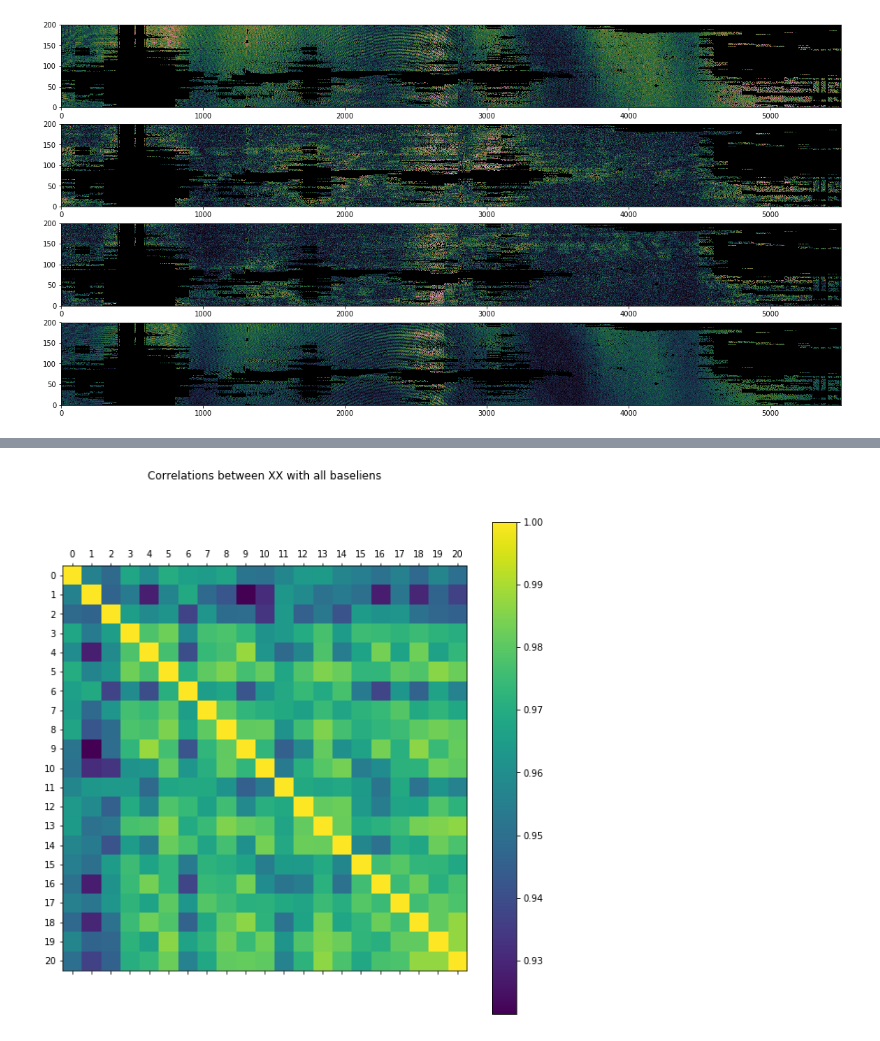
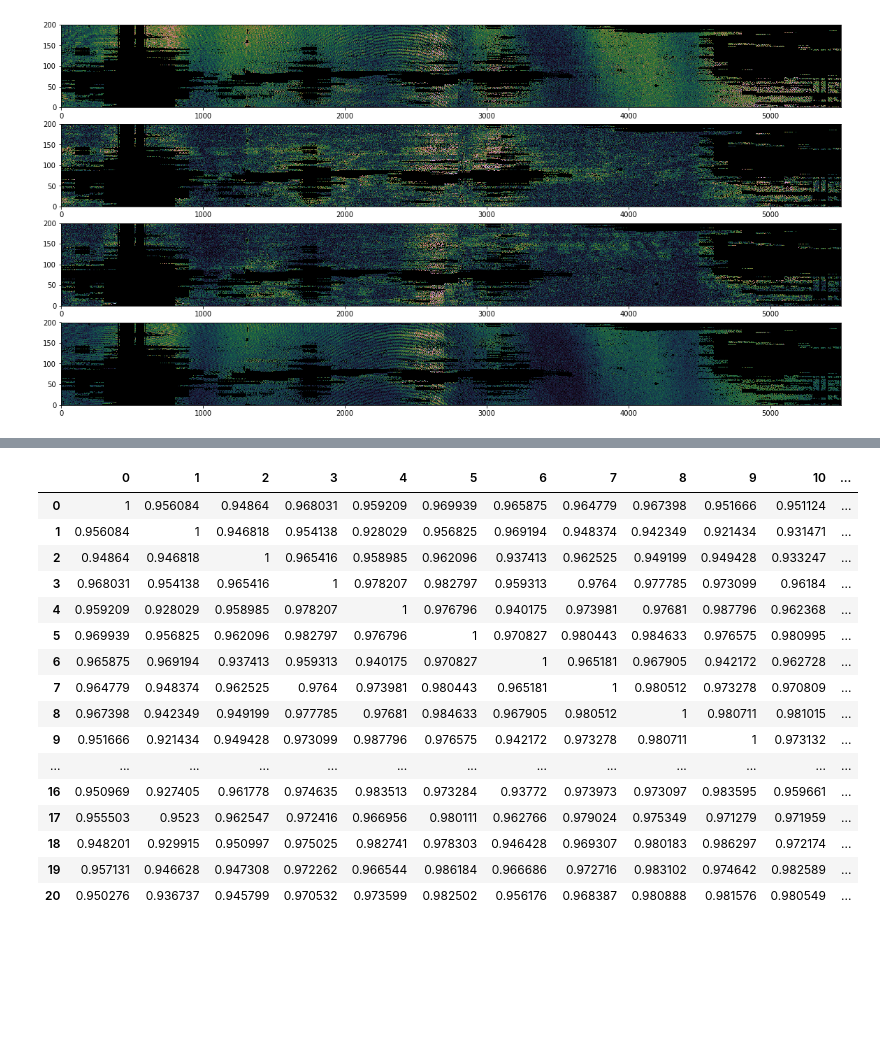
Before and after one commit to KyleHarrison/RFI-Flagging, a Jupyter notebook: Data Exploration/Pol_Correlations.ipynb, the cells around one changed output, grey strips where cells are left out. Drawn from its saved outputs; the diff is of its cells as text; code cells hidden in the pictures; blank space fills up the shorter version.

Commit message:
Updates correlations between RFI

```diff
--- a/Data Exploration/Pol_Correlations.ipynb
+++ b/Data Exploration/Pol_Correlations.ipynb
@@ -105,16 +118,24 @@ baselines = pd.DataFrame({0:x[:,0,0]})
 # %%
+baselines = pd.DataFrame({0:x[:,0,0]})
 for i in range(1,21):
     baselines[i] = x[:,0,i]
+corr = baselines.corr()
+corr.style.background_gradient(cmap='coolwarm')
+# %% [output]
+|  | 0 | 1 | 2 | 3 | 4 | 5 | 6 | 7 | 8 | 9 | 10 | ... |
+| 0 | 1 | 0.956084 | 0.94864 | 0.968031 | 0.959209 | 0.969939 | 0.965875 | 0.964779 | 0.967398 | 0.951666 | 0.951124 | ... |
+| 1 | 0.956084 | 1 | 0.946818 | 0.954138 | 0.928029 | 0.956825 | 0.969194 | 0.948374 | 0.942349 | 0.921434 | 0.931471 | ... |
+| 2 | 0.94864 | 0.946818 | 1 | 0.965416 | 0.958985 | 0.962096 | 0.937413 | 0.962525 | 0.949199 | 0.949428 | 0.933247 | ... |
+| 3 | 0.968031 | 0.954138 | 0.965416 | 1 | 0.978207 | 0.982797 | 0.959313 | 0.9764 | 0.977785 | 0.973099 | 0.96184 | ... |
+| 4 | 0.959209 | 0.928029 | 0.958985 | 0.978207 | 1 | 0.976796 | 0.940175 | 0.973981 | 0.97681 | 0.987796 | 0.962368 | ... |
+| 5 | 0.969939 | 0.956825 | 0.962096 | 0.982797 | 0.976796 | 1 | 0.970827 | 0.980443 | 0.984633 | 0.976575 | 0.980995 | ... |
+| 6 | 0.965875 | 0.969194 | 0.937413 | 0.959313 | 0.940175 | 0.970827 | 1 | 0.965181 | 0.967905 | 0.942172 | 0.962728 | ... |
+| 7 | 0.964779 | 0.948374 | 0.962525 | 0.9764 | 0.973981 | 0.980443 | 0.965181 | 1 | 0.980512 | 0.973278 | 0.970809 | ... |
+| 8 | 0.967398 | 0.942349 | 0.949199 | 0.977785 | 0.97681 | 0.984633 | 0.967905 | 0.980512 | 1 | 0.980711 | 0.981015 | ... |
+| 9 | 0.951666 | 0.921434 | 0.949428 | 0.973099 | 0.987796 | 0.976575 | 0.942172 | 0.973278 | 0.980711 | 1 | 0.973132 | ... |
+| ... | ... | ... | ... | ... | ... | ... | ... | ... | ... | ... | ... | ... |
+| 16 | 0.950969 | 0.927405 | 0.961778 | 0.974635 | 0.983513 | 0.973284 | 0.93772 | 0.973973 | 0.973097 | 0.983595 | 0.959661 | ... |
+| 17 | 0.955503 | 0.9523 | 0.962547 | 0.972416 | 0.966956 | 0.980111 | 0.962766 | 0.979024 | 0.975349 | 0.971279 | 0.971959 | ... |
+| 18 | 0.948201 | 0.929915 | 0.950997 | 0.975025 | 0.982741 | 0.978303 | 0.946428 | 0.969307 | 0.980183 | 0.986297 | 0.972174 | ... |
+| 19 | 0.957131 | 0.946628 | 0.947308 | 0.972262 | 0.966544 | 0.986184 | 0.966686 | 0.972716 | 0.983102 | 0.974642 | 0.982589 | ... |
+| 20 | 0.950276 | 0.936737 | 0.945799 | 0.970532 | 0.973599 | 0.982502 | 0.956176 | 0.968387 | 0.980888 | 0.981576 | 0.980549 | ... |
-# %%
-fig = plt.figure(figsize=(10, 10))
-ax = fig.add_subplot(111)
-im = ax.matshow(baselines.corr())
-ax.set_title('Correlations between XX with all baseliens',y=1.2)
-ax.set_xticks(np.arange(21))
-ax.set_yticks(np.arange(21))
-ax.set_xticklabels(list(baselines.columns))
-ax.set_yticklabels(list(baselines.columns))
-fig.colorbar(im)
-plt.show()
-# %% [output]
-[figure, removed]
```
Also changed, not shown: parts of 13 cells of this notebook.
